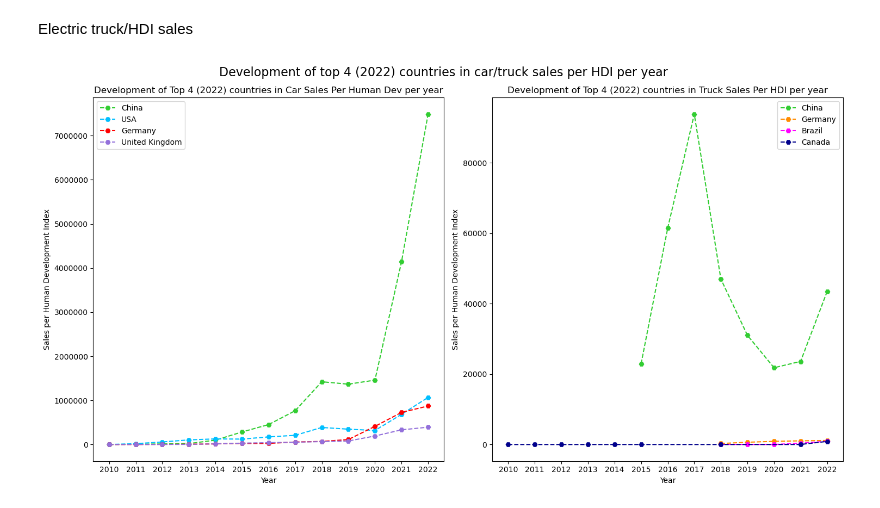
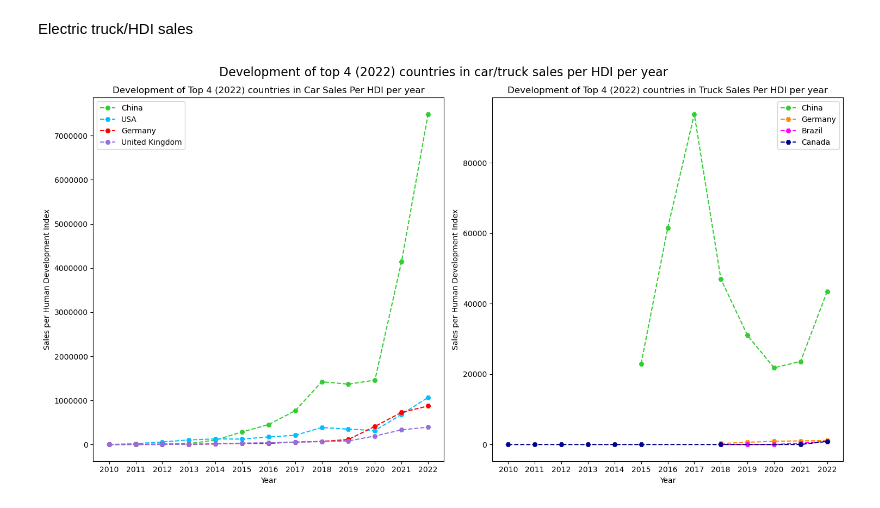
Before and after one commit to ljschonewille/TIL6010-LabAssignments, a Jupyter notebook: code - SQ5b.ipynb, the cells around one changed output. Drawn from its saved outputs; the diff is of its cells as text; code cells hidden in the pictures.

```diff
--- a/code - SQ5b.ipynb
+++ b/code - SQ5b.ipynb
@@ -174,32 +174,32 @@ df_trucks_canada_humandev['trucks per human dev'] = df_trucks_canada_humandev['v
 # Create figure with the data above
 fig, (ax1, ax2) = plt.subplots(1, 2, figsize=(15, 8))
 
 # Cars: China, USA, Germany, and United Kingdom
 ax1.plot(df_cars_china_humandev['year'], df_cars_china_humandev['cars per human dev'], label='China', marker='H', linestyle="--", color='limegreen')               # Plotting China
 ax1.plot(df_cars_usa_humandev['year'], df_cars_usa_humandev['cars per human dev'], label='USA', marker='H', linestyle="--", color='deepskyblue')                   # Plotting USA
 ax1.plot(df_cars_germany_humandev['year'], df_cars_germany_humandev['cars per human dev'], label='Germany', marker='H', linestyle="--", color='red')               # Plotting Germany
 ax1.plot(df_cars_uk_humandev['year'], df_cars_uk_humandev['cars per human dev'], label='United Kingdom', marker='H', linestyle="--", color='mediumpurple')         # Plotting United Kingdom
-ax1.set_title('Development of Top 4 (2022) countries in Car Sales Per Human Dev per year')
+ax1.set_title('Development of Top 4 (2022) countries in Car Sales Per HDI per year')
 ax1.set_xlabel('Year')
 ax1.set_ylabel('Sales per Human Development Index')
 ax1.ticklabel_format(style='plain', axis='y')
 ax1.set_xticks(df_cars_ev['year'].unique())                                                                                                                        # Assuming years are the same for all countries
 ax1.legend()
 
 # Trucks: China, Germany, Brazil, and Canada
 ax2.plot(df_trucks_china_humandev['year'], df_trucks_china_humandev['trucks per human dev'], label='China', marker='H', linestyle="--", color='limegreen')          # Plotting China
 ax2.plot(df_trucks_germany_humandev['year'], df_trucks_germany_humandev['trucks per human dev'], label='Germany', marker='H', linestyle="--", color='darkorange')   # Plotting Germany
 ax2.plot(df_trucks_brazil_humandev['year'], df_trucks_brazil_humandev['trucks per human dev'], label='Brazil', marker='H', linestyle="--", color='magenta')         # Plotting Brazil
 ax2.plot(df_trucks_canada_humandev['year'], df_trucks_canada_humandev['trucks per human dev'], label='Canada', marker='H', linestyle="--", color='darkblue')        # Plotting Canada
 ax2.set_title('Development of Top 4 (2022) countries in Truck Sales Per HDI per year')
 ax2.set_xlabel('Year')
 ax2.set_ylabel('Sales per Human Development Index')
 ax2.ticklabel_format(style='plain', axis='y')
 ax2.set_xticks(df_trucks_ev['year'].unique())                                                                                                                       # Assuming years are the same for all countries
 ax2.legend()
 
 plt.suptitle('Development of top 4 (2022) countries in car/truck sales per HDI per year', fontsize=16)
 plt.tight_layout()                                                                                                                                                  # Improve the layout
 plt.show()
 # %% [output]
-[figure, old version]
+[figure, new version]
```
Also changed, not shown: 36 other files.
